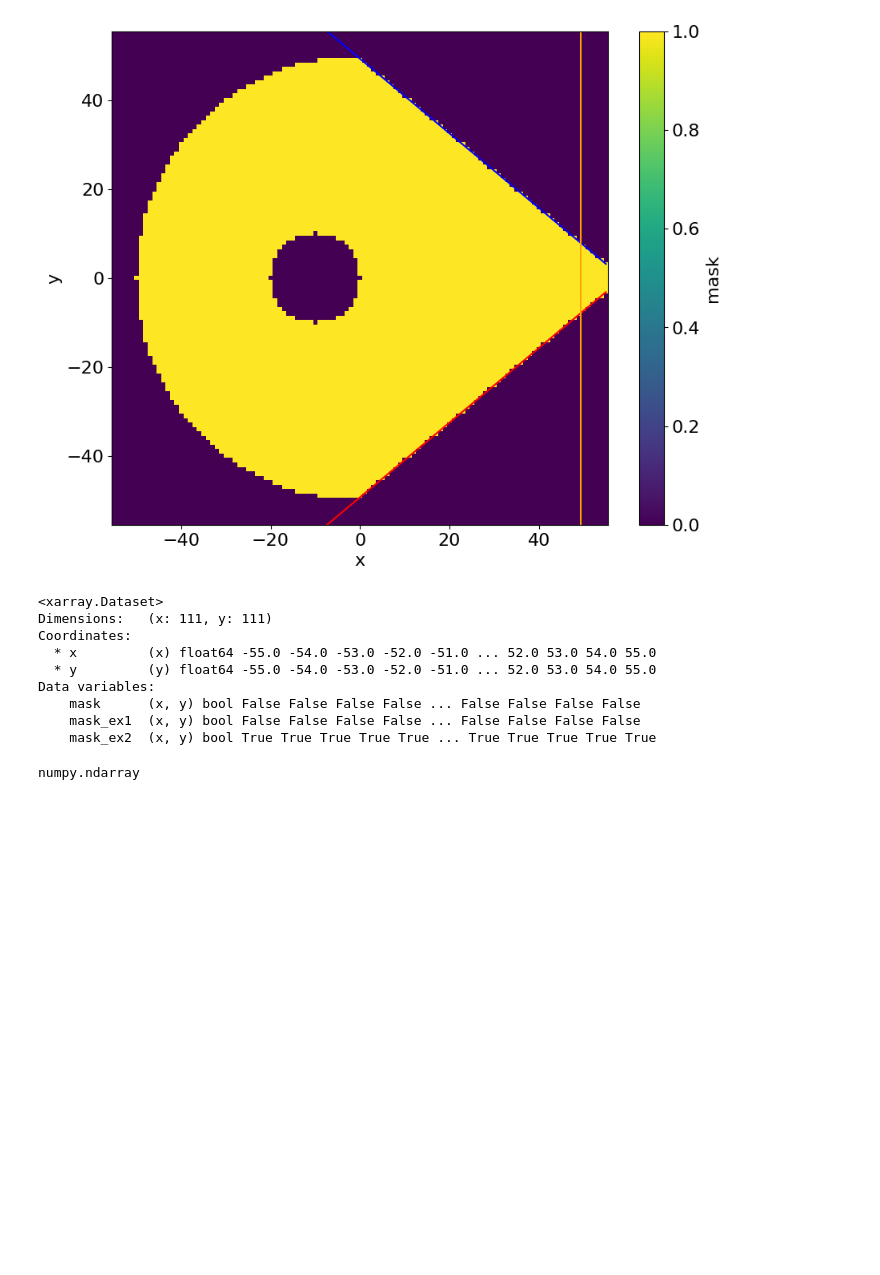
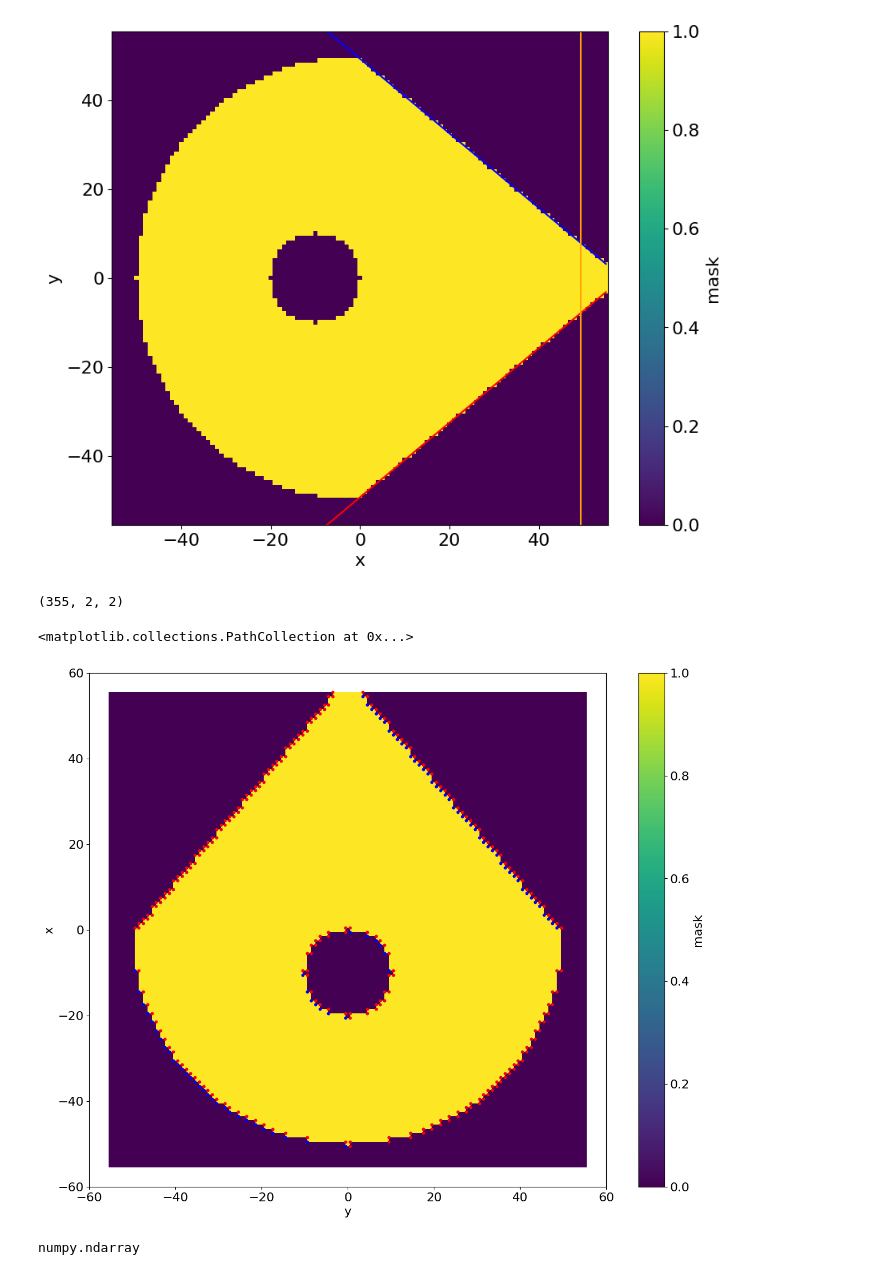
Before and after one commit to BaPSF/bapsf_motion, a Jupyter notebook: docs/notebooks/motion_list/exclusion_lapd_XY.ipynb, the cells around one changed output. Saved outputs shown, nothing was run; the diff lists cells and outputs as text; code cells hidden in the pictures; blank space fills up the shorter version.

```diff
--- a/docs/notebooks/motion_list/exclusion_lapd_XY.ipynb
+++ b/docs/notebooks/motion_list/exclusion_lapd_XY.ipynb
@@ -214,17 +280,22 @@ for subex in ex.composed_exclusions:
 # %% [output]
 [figure]
 # %%
-ds
+pool = ex._build_edge_pool(ds.mask)
+pool.shape
 # %% [output]
-<xarray.Dataset>
-Dimensions:   (x: 111, y: 111)
-Coordinates:
-  * x         (x) float64 -55.0 -54.0 -53.0 -52.0 -51.0 ... 52.0 53.0 54.0 55.0
-  * y         (y) float64 -55.0 -54.0 -53.0 -52.0 -51.0 ... 52.0 53.0 54.0 55.0
-Data variables:
-    mask      (x, y) bool False False False False ... False False False False
-    mask_ex1  (x, y) bool False False False False ... False False False False
-    mask_ex2  (x, y) bool True True True True True ... True True True True True
+(355, 2, 2)
+# %%
+ds.mask.plot(aspect=1.25, size=12)
+
+ax = plt.gca()
+ax.set_ylim(-60, 60)
+ax.set_xlim(-60, 60)
+
+plt.scatter(pool[..., 0, 1], pool[..., 0, 0], color="blue", s=3**2)
+plt.scatter(pool[..., 1, 1], pool[..., 1, 0], color="red", s=3**2)
+# %% [output]
+<matplotlib.collections.PathCollection at 0x...>
+[figure, added]
 # %%
 it = np.nditer(ds.mask, flags=["multi_index"])
 for x in it:
```
Also changed, not shown: parts of 8 cells of this notebook, 1 other file.
